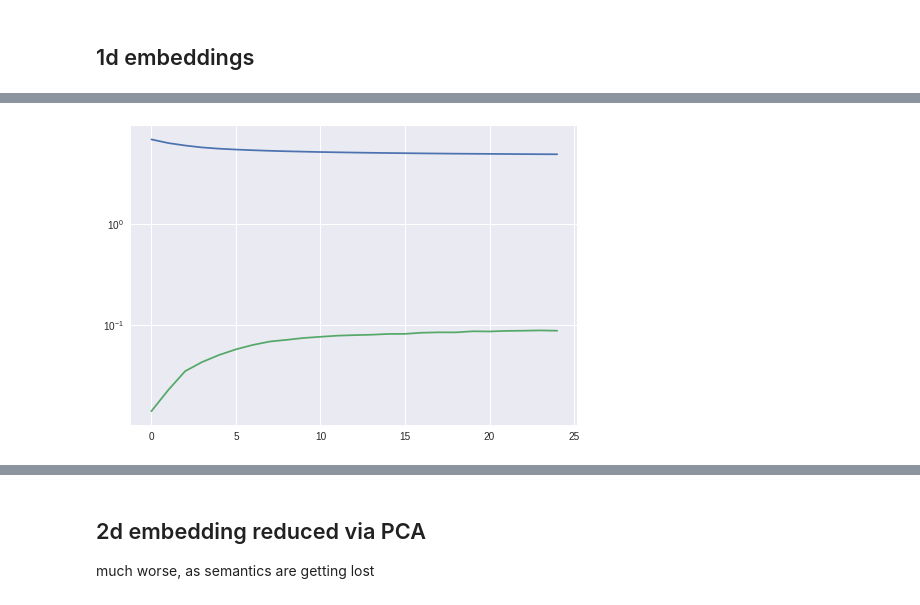
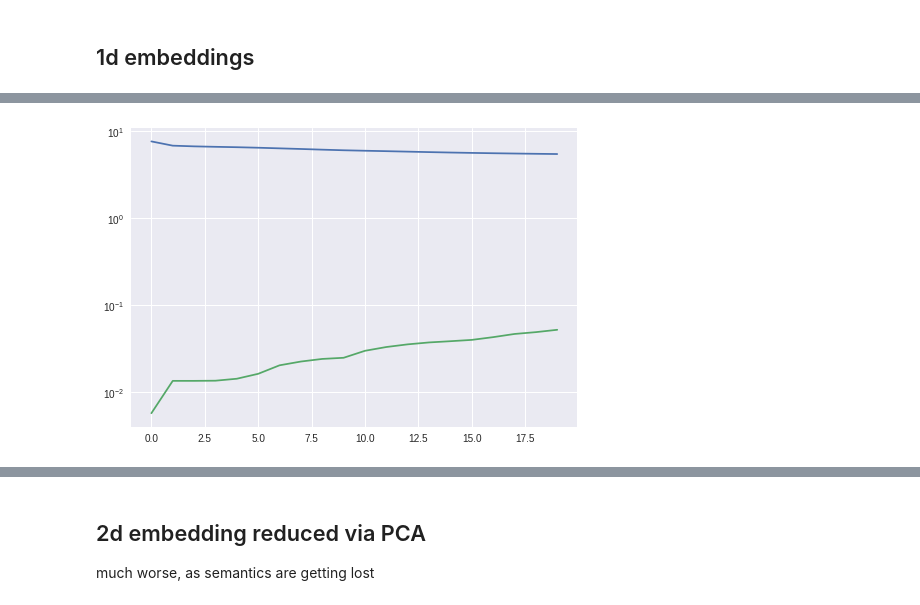
Before and after one commit to subodhchhabra/ai, a Jupyter notebook: notebooks/2019_tf/airline2vec.ipynb, the cells around one changed output, grey strips where cells are left out. Cells and saved outputs as stored; diff of their text form; code cells hidden in the pictures.

```diff
--- a/notebooks/2019_tf/airline2vec.ipynb
+++ b/notebooks/2019_tf/airline2vec.ipynb
@@ -321,8 +321,8 @@ Wall time: 420 ms
 # %%
 %%time
 
-EPOCHS=25
-BATCH_SIZE=100
+EPOCHS=20
+BATCH_SIZE=1000
 
 history = model.fit(x, Y, epochs=EPOCHS, batch_size=BATCH_SIZE, verbose=1)
 
@@ -350,4 +350,4 @@ Wall time: 3min 48s
-[figure, old version]
+[figure, new version]
 # %%
 # we expect this to be substantially worse than the 2d version as the bottle neck now is much more narrow
 loss, accuracy = model.evaluate(x, Y, batch_size=BATCH_SIZE)
```
Also changed, not shown: parts of 21 cells of this notebook.
